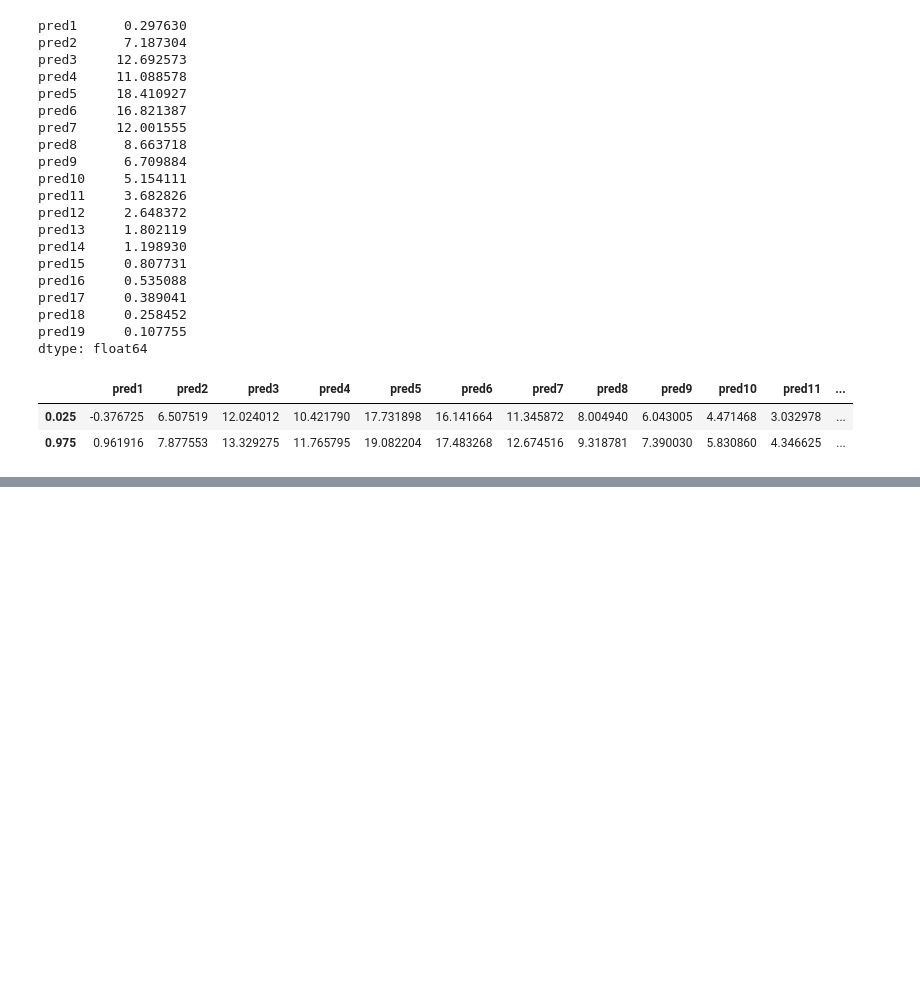
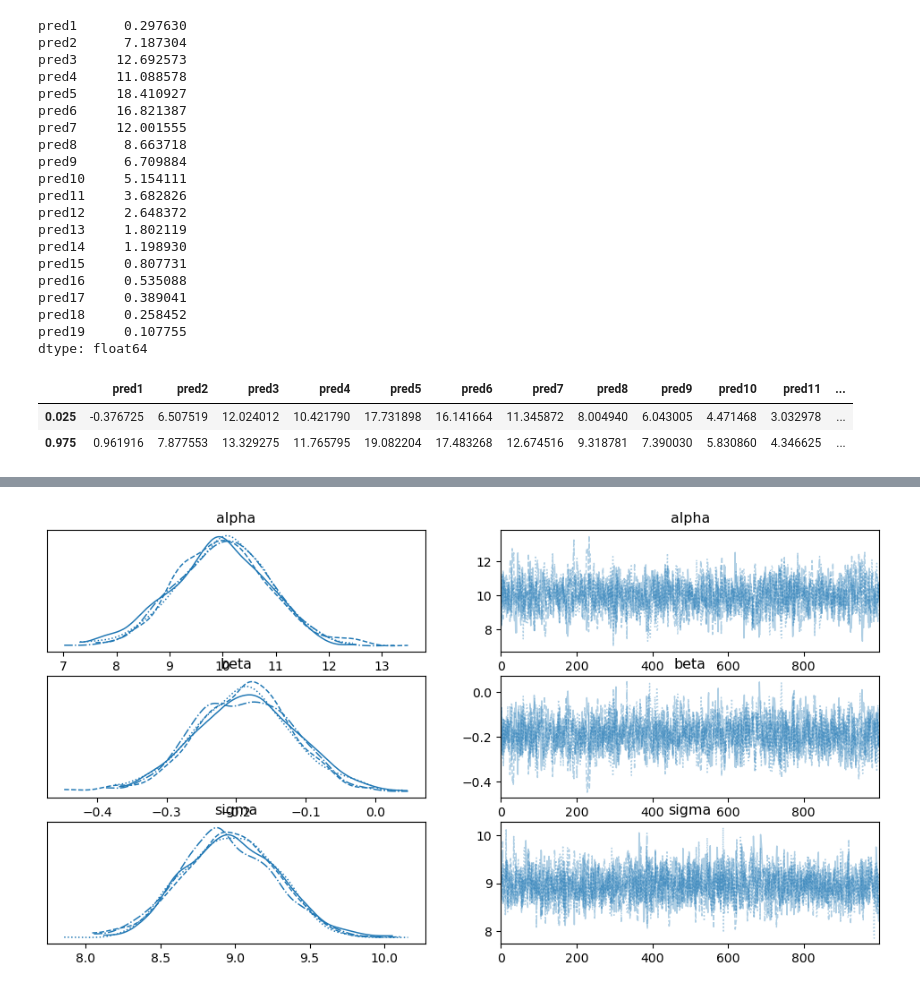
Before and after one commit to Eliasmantykoski/BDA-project, a Jupyter notebook: stan.ipynb, the cells around one changed output, grey strips where cells are left out. Cells and saved outputs as stored; diff of their text form; code cells hidden in the pictures; blank space fills up the shorter version.

```diff
--- a/stan.ipynb
+++ b/stan.ipynb
@@ -344,0 +485,4 @@ az.summary(fit_hier)
+# %%
+az.plot_trace(pooled_idata, var_names=['alpha', 'beta', 'sigma']);
+# %% [output]
+[figure, added]
```
Also changed, not shown: parts of 24 cells of this notebook.
